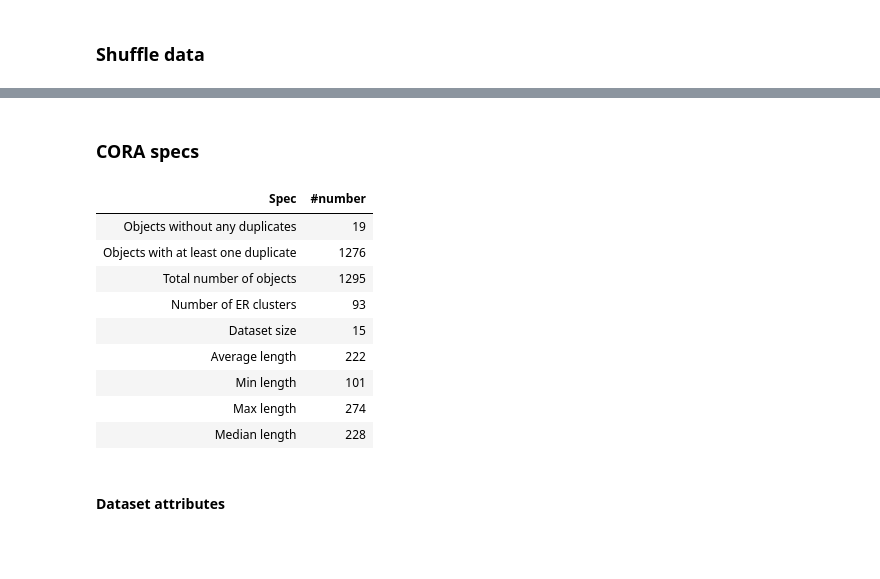
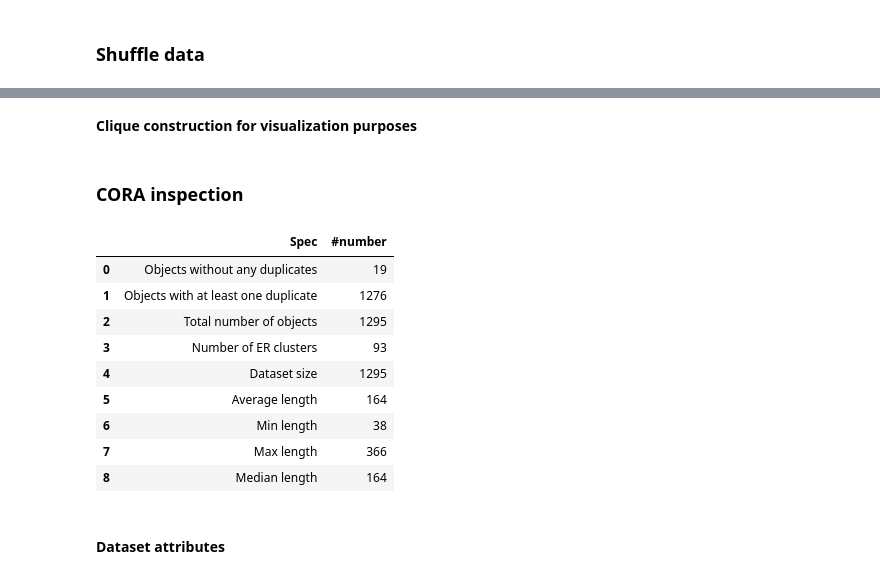
Before and after one commit to Nikoletos-K/WinnER, a Jupyter notebook: src/ResultsNotebook.ipynb, the cells around one changed output, grey strips where cells are left out. Cells and saved outputs as stored; diff of their text form; code cells hidden in the pictures; blank space fills up the shorter version.

```diff
--- a/src/ResultsNotebook.ipynb
+++ b/src/ResultsNotebook.ipynb
@@ -364,45 +217,46 @@ fields = [
 
 
 # CORA
-# data, true_matrix = createDataset(CORA, CORA_groundTruth, fields, 'Entity Id')
+data, true_matrix = createDataset(CORA, CORA_groundTruth, fields, 'Entity Id')
 
 # Toy CORA
-data, true_matrix = createDataset(CORA.head(15), CORA_groundTruth.head(50), fields, 'Entity Id')
+# data, true_matrix = createDataset(CORA.head(15), CORA_groundTruth.head(50), fields, 'Entity Id')
 
 # Old CORA
 # data, true_matrix = createDataset(CORA1, CORA1_groundTruth, fields, '@id')
+# %% [markdown]
+__Clique construction for visualization purposes__
 # %%
 labels_groundTruth, numOfObjWithoutDups, groups = createTrueLabels(CORA['Entity Id'].tolist(),CORA_groundTruth)
 data_length = [ len(x) for x in data ]
 # %% [markdown]
-### CORA specs
+### CORA inspection
 # %%
 specs = {
     'Objects without any duplicates' : numOfObjWithoutDups-len(groups),
     'Objects with at least one duplicate' : sum([len(x) for x in groups]),
     'Total number of objects' : CORA.shape[0],
     'Number of ER clusters' : len(groups),
     'Dataset size' : len(data),
     'Average length' : np.mean(data_length),
     'Min length' : min(data_length),
     'Max length' : max(data_length),
     'Median length' : np.median(data_length)
 }
-
 specsCoraDf = pd.DataFrame(list(specs.items()), columns=['Spec','#number'])
 specsCoraDf[['#number']] = specsCoraDf[['#number']].astype(int)
-specsCoraDf.style.hide_index()
+specsCoraDf
 # %% [output]
-| Spec | #number |
-| Objects without any duplicates | 19 |
-| Objects with at least one duplicate | 1276 |
-| Total number of objects | 1295 |
-| Number of ER clusters | 93 |
-| Dataset size | 15 |
-| Average length | 222 |
-| Min length | 101 |
-| Max length | 274 |
-| Median length | 228 |
+|  | Spec | #number |
+| 0 | Objects without any duplicates | 19 |
+| 1 | Objects with at least one duplicate | 1276 |
+| 2 | Total number of objects | 1295 |
+| 3 | Number of ER clusters | 93 |
+| 4 | Dataset size | 1295 |
+| 5 | Average length | 164 |
+| 6 | Min length | 38 |
+| 7 | Max length | 366 |
+| 8 | Median length | 164 |
 # %% [markdown]
 #### Dataset attributes
 # %%
```
Also changed, not shown: parts of 76 cells of this notebook, 6 other files.
